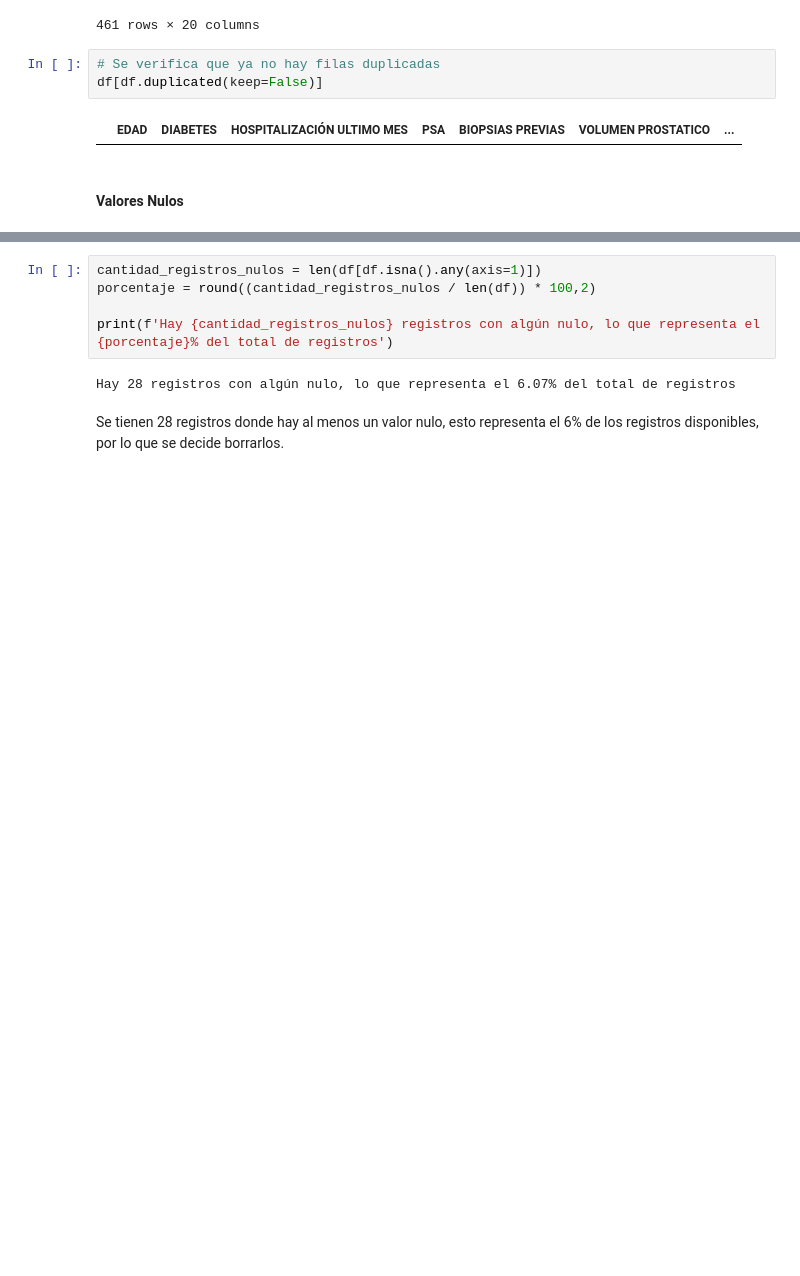
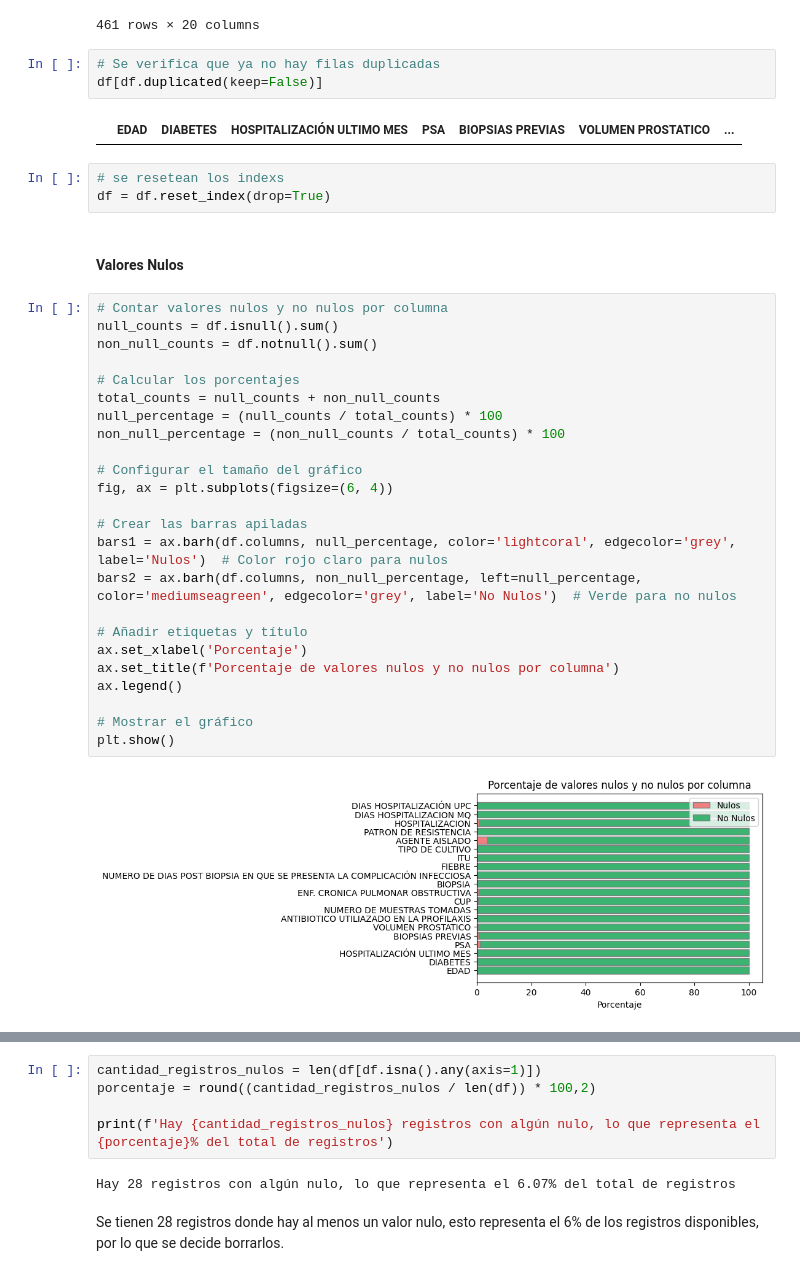
Before and after one commit to facu-corvalan/Hospitalizacion, a Jupyter notebook: EDA.ipynb, the cells around one changed output, grey strips where cells are left out. Cells and saved outputs as stored; diff of their text form; blank space fills up the shorter version.

```diff
--- a/EDA.ipynb
+++ b/EDA.ipynb
@@ -94,8 +94,37 @@ df
 df[df.duplicated(keep=False)]
 # %% [output]
 |  | EDAD | DIABETES | HOSPITALIZACIÓN ULTIMO MES | PSA | BIOPSIAS PREVIAS | VOLUMEN PROSTATICO | ... |
+# %%
+# se resetean los indexs
+df = df.reset_index(drop=True)
 # %% [markdown]
 #### Valores Nulos
+# %%
+# Contar valores nulos y no nulos por columna
+null_counts = df.isnull().sum()
+non_null_counts = df.notnull().sum()
+
+# Calcular los porcentajes
+total_counts = null_counts + non_null_counts
+null_percentage = (null_counts / total_counts) * 100
+non_null_percentage = (non_null_counts / total_counts) * 100
+
+# Configurar el tamaño del gráfico
+fig, ax = plt.subplots(figsize=(6, 4))
+
+# Crear las barras apiladas
+bars1 = ax.barh(df.columns, null_percentage, color='lightcoral', edgecolor='grey', label='Nulos')  # Color rojo claro para nulos
+bars2 = ax.barh(df.columns, non_null_percentage, left=null_percentage, color='mediumseagreen', edgecolor='grey', label='No Nulos')  # Verde para no nulos
+
+# Añadir etiquetas y título
+ax.set_xlabel('Porcentaje')
+ax.set_title(f'Porcentaje de valores nulos y no nulos por columna')
+ax.legend()
+
+# Mostrar el gráfico
+plt.show()
+# %% [output]
+[figure, added]
 # %%
 # Ahora identifico la cantidad de valores nulos que qudaron en el dataset
 for column in df.columns:
```
Also changed, not shown: parts of 29 cells of this notebook, 1 other file.
